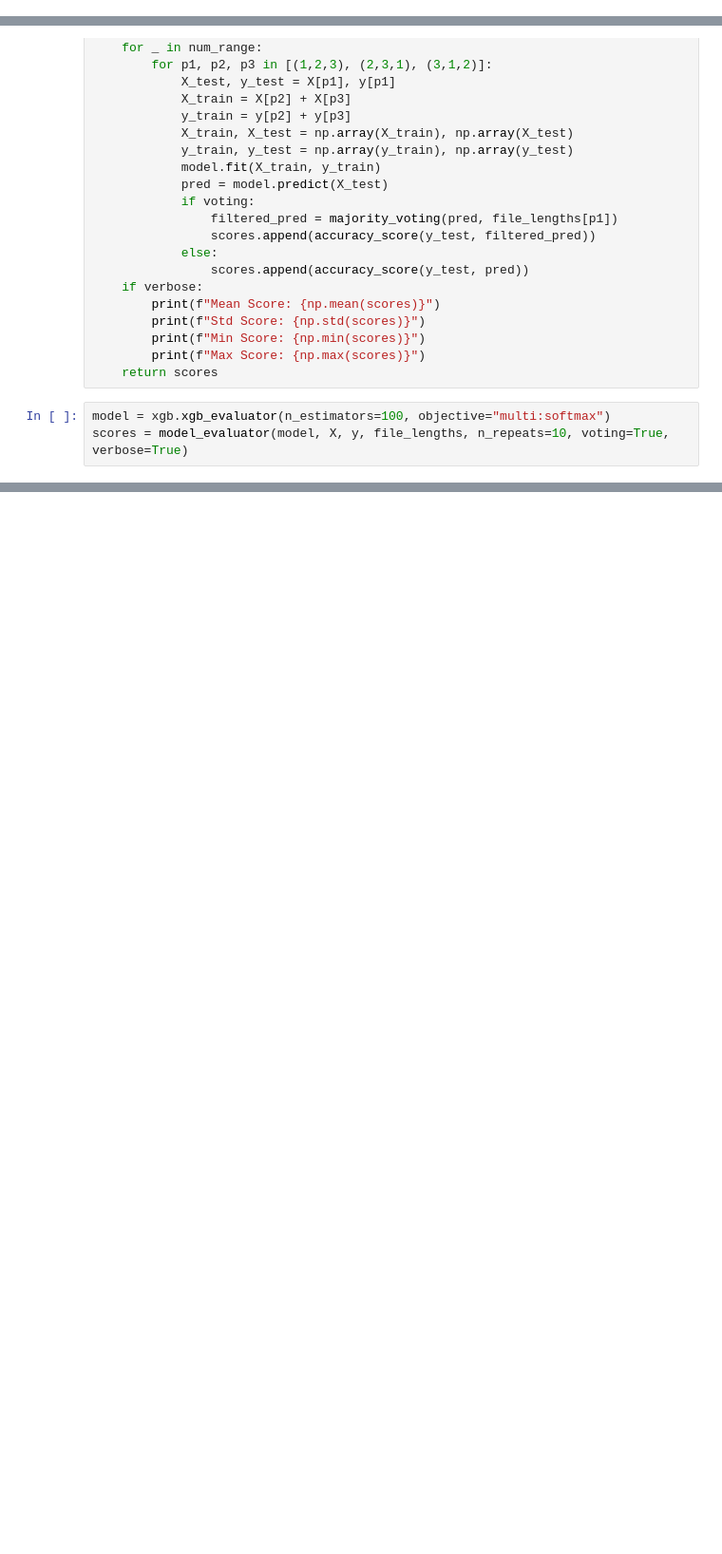
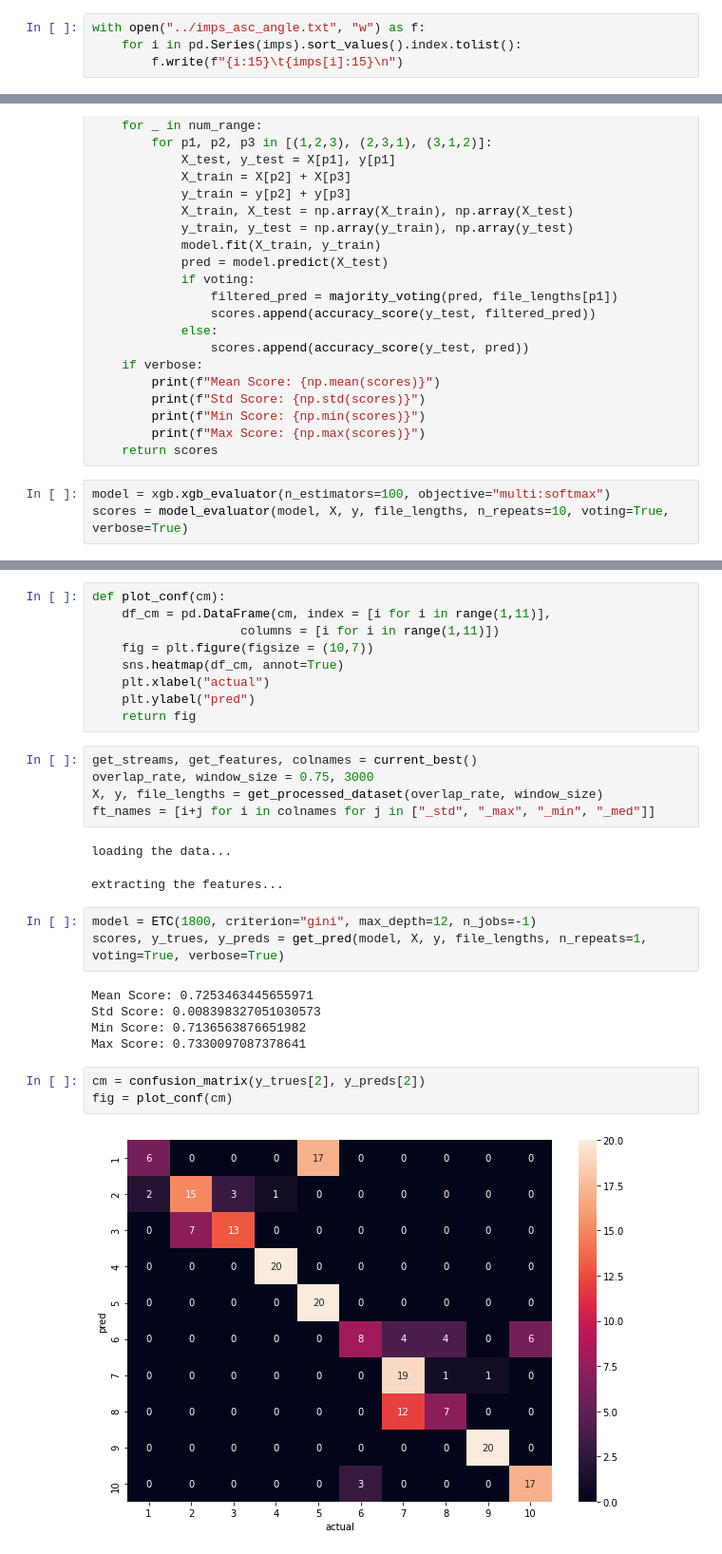
Before and after one commit to nazanaza2970/BENTO-PACKAGING-ACTIVITY-RECOGNITION-CHALLENGE, a Jupyter notebook: model_tuning.ipynb, the cells around one changed output, grey strips where cells are left out. Shown: that part at 95% size. Cells and saved outputs as stored; diff of their text form; blank space fills up the shorter version.

Commit message:
Added tuning, best models and final prediction code

```diff
--- a/model_tuning.ipynb
+++ b/model_tuning.ipynb
@@ -406,0 +995,4 @@ Max Score: 0.8155339805825242
+# %%
+with open("../imps_asc_angle.txt", "w") as f:
+    for i in pd.Series(imps).sort_values().index.tolist():
+        f.write(f"{i:15}\t{imps[i]:15}\n")
@@ -529,0 +1219,30 @@ scores = model_evaluator(model, X, y, file_lengths, n_repeats=10, voting=True, v
+# %%
+def plot_conf(cm):
+    df_cm = pd.DataFrame(cm, index = [i for i in range(1,11)],
+                    columns = [i for i in range(1,11)])
+    fig = plt.figure(figsize = (10,7))
+    sns.heatmap(df_cm, annot=True)
+    plt.xlabel("actual")
+    plt.ylabel("pred")
+    return fig
+# %%
+get_streams, get_features, colnames = current_best()
+overlap_rate, window_size = 0.75, 3000
+X, y, file_lengths = get_processed_dataset(overlap_rate, window_size)
+ft_names = [i+j for i in colnames for j in ["_std", "_max", "_min", "_med"]]
+# %% [output]
+loading the data...
+extracting the features...
+# %%
+model = ETC(1800, criterion="gini", max_depth=12, n_jobs=-1)
+scores, y_trues, y_preds = get_pred(model, X, y, file_lengths, n_repeats=1, voting=True, verbose=True)
+# %% [output]
+Mean Score: 0.7253463445655971
+Std Score: 0.008398327051030573
+Min Score: 0.7136563876651982
+Max Score: 0.7330097087378641
+# %%
+cm = confusion_matrix(y_trues[2], y_preds[2])
+fig = plot_conf(cm)
+# %% [output]
+[figure, added]
```
Also changed, not shown: parts of 92 cells of this notebook, 4 other files.
